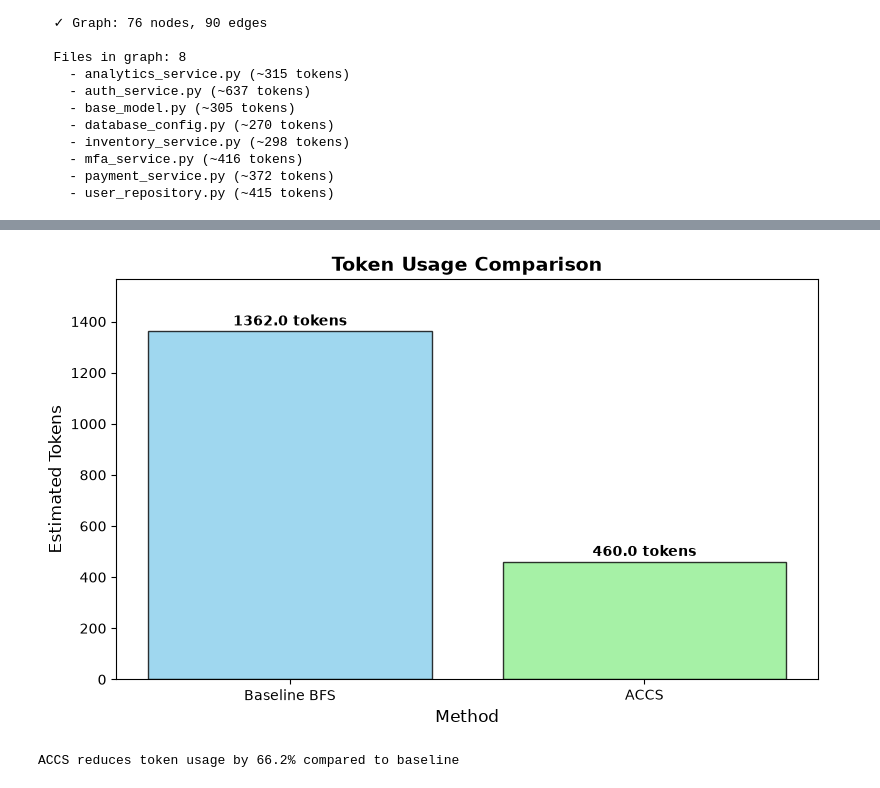
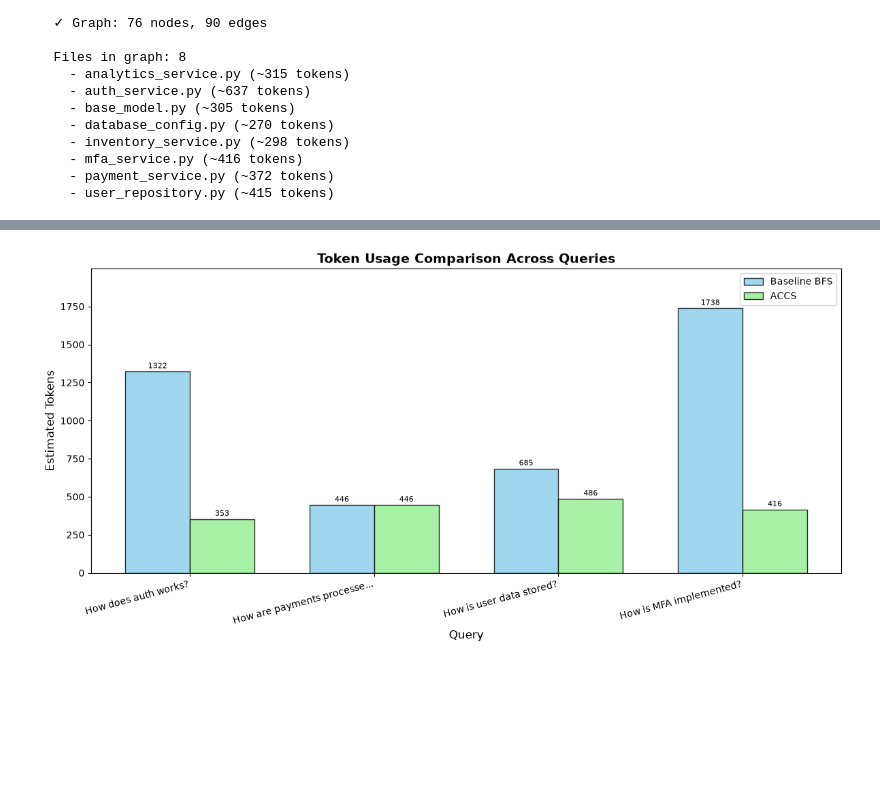
Before and after one commit to Dilusha-M/Adaptive-Cost-Aware-Context-Selection, a Jupyter notebook: notebooks/accs_evaluation.ipynb, the cells around one changed output, grey strips where cells are left out. Drawn from its saved outputs; the diff is of its cells as text; code cells hidden in the pictures; blank space fills up the shorter version.

Commit message:
multi query added to retreaval

```diff
--- a/notebooks/accs_evaluation.ipynb
+++ b/notebooks/accs_evaluation.ipynb
@@ -29,7 +29,8 @@ from pathlib import Path
 try:
     PROJECT_ROOT = Path(__file__).resolve().parent.parent
 except NameError:
-    PROJECT_ROOT = Path("/home/dilusha/projects/BGCR")
+    # __file__ is not defined in interactive mode (e.g., Jupyter Notebook)
+    PROJECT_ROOT = Path.cwd().parent
 
 if str(PROJECT_ROOT) not in sys.path:
     sys.path.insert(0, str(PROJECT_ROOT))
@@ -46,7 +47,7 @@ import networkx as nx
 import matplotlib.pyplot as plt
 import matplotlib.patches as mpatches
 
-# Production imports from the project
+# Module imports from the project
 from parser.ast_parser import ASTParser
 from graph.graph_builder import GraphBuilder, DependencyGraph
 from graph.graph_search import GraphSearch
@@ -346,33 +449,46 @@ Token Reduction: 66.2% (1362.0 → 460.0 tokens)
 # %%
 # -----------------------------
-# Step 6: Visualize token comparison
+# Step 6: Visualize token comparison across all queries
 # -----------------------------
 
-methods = ["Baseline BFS", "ACCS"]
-tokens = [baseline_tokens, adaptive_tokens]
-colors_bar = ["skyblue", "lightgreen"]
+# Filter to only queries with results
+valid_queries = [q for q in queries if all_results.get(q) is not None]
+valid_baseline = [all_results[q]["baseline_tokens"] for q in valid_queries]
+valid_adaptive = [all_results[q]["adaptive_tokens"] for q in valid_queries]
+valid_labels = [q[:25] + "..." if len(q) > 25 else q for q in valid_queries]
+x = range(len(valid_queries))
 
-fig, ax = plt.subplots(figsize=(8, 5))
-bars = ax.bar(methods, tokens, color=colors_bar, edgecolor="black", alpha=0.8)
+if not valid_queries:
+    print("No results to plot")
+else:
+    fig, ax = plt.subplots(figsize=(12, 6))
+    width = 0.35
 
-# Add value labels on bars
-for bar, val in zip(bars, tokens):
-    ax.text(bar.get_x() + bar.get_width()/2, bar.get_height() + 10,
-            f"{val} tokens", ha='center', va='bottom', fontweight='bold')
+    bars1 = ax.bar([i - width/2 for i in x], valid_baseline,
+                   width, label='Baseline BFS', color='skyblue', edgecolor='black', alpha=0.8)
+    bars2 = ax.bar([i + width/2 for i in x], valid_adaptive,
+                   width, label='ACCS', color='lightgreen', edgecolor='black', alpha=0.8)
 
-ax.set_title("Token Usage Comparison", fontsize=14, fontweight='bold')
-ax.set_xlabel("Method", fontsize=12)
-ax.set_ylabel("Estimated Tokens", fontsize=12)
-ax.set_ylim(0, max(tokens) * 1.15)
-plt.tight_layout()
-plt.show()
+    # Add value labels
+    for bar, val in zip(bars1, valid_baseline):
+        if val > 0:
+            ax.text(bar.get_x() + bar.get_width()/2, bar.get_height() + 10,
+                    f"{val:.0f}", ha='center', va='bottom', fontsize=8)
+    for bar, val in zip(bars2, valid_adaptive):
+        if val > 0:
+            ax.text(bar.get_x() + bar.get_width()/2, bar.get_height() + 10,
+                    f"{val:.0f}", ha='center', va='bottom', fontsize=8)
 
-# Show the reduction
-if baseline_tokens > 0:
-    pct = (1 - adaptive_tokens / baseline_tokens) * 100
-    print(f"ACCS reduces token usage by {pct:.1f}% compared to baseline")
+    ax.set_title("Token Usage Comparison Across Queries", fontsize=14, fontweight='bold')
+    ax.set_xlabel("Query", fontsize=12)
+    ax.set_ylabel("Estimated Tokens", fontsize=12)
+    ax.set_xticks(list(x))
+    ax.set_xticklabels(valid_labels, rotation=15, ha='right')
+    ax.legend()
+    ax.set_ylim(0, max(max(valid_baseline), max(valid_adaptive)) * 1.15)
+    plt.tight_layout()
+    plt.show()
 # %% [output]
-[figure, old version]
+[figure, new version]
-ACCS reduces token usage by 66.2% compared to baseline
 # %%
 # -----------------------------
```
Also changed, not shown: parts of 9 cells of this notebook.
